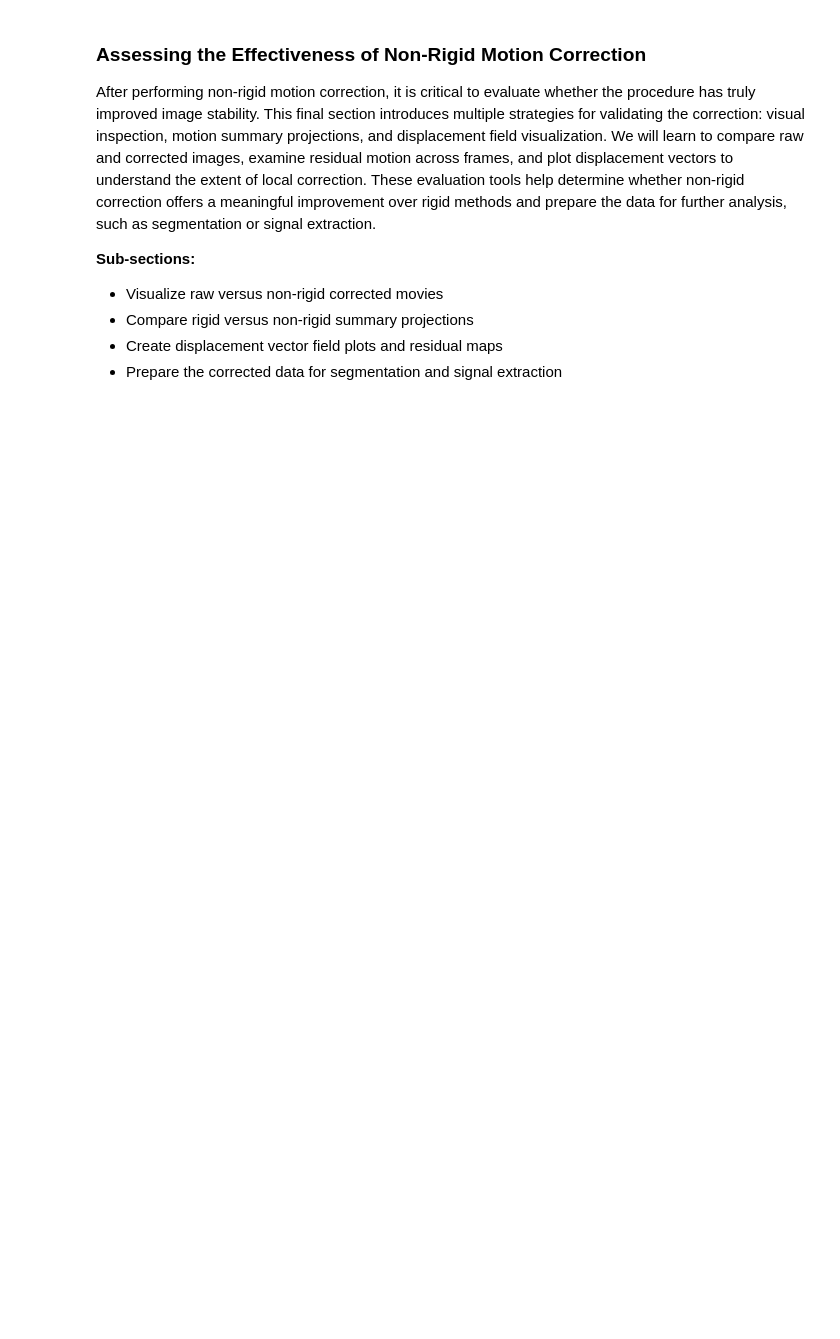
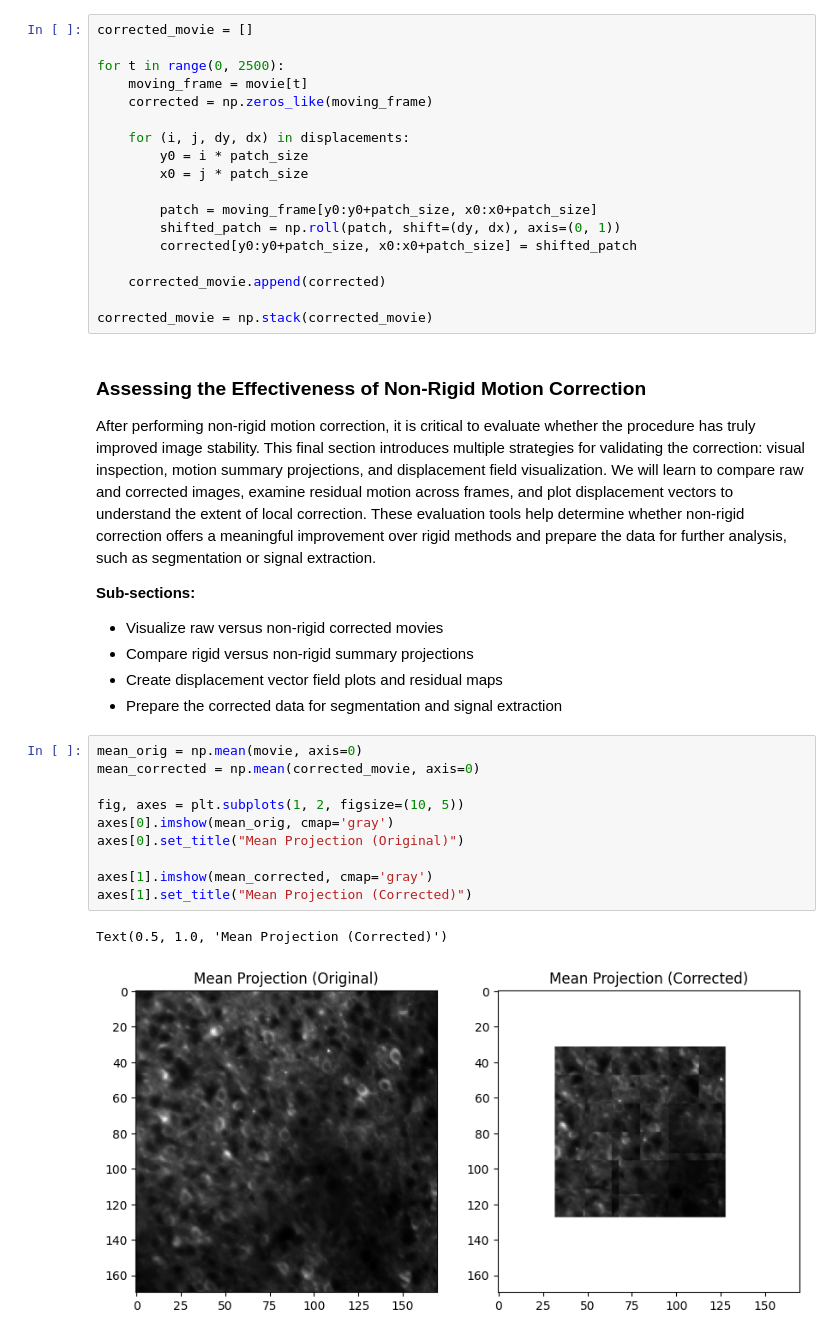
Before and after one commit to sangeethankumar/Courses, a Jupyter notebook: CalciumImaging/Draft1/10. Non-Rigid Motion Correction.ipynb, the cells around one changed output. Saved outputs shown, nothing was run; the diff lists cells and outputs as text; blank space fills up the shorter version.

```diff
--- a/CalciumImaging/Draft1/10. Non-Rigid Motion Correction.ipynb
+++ b/CalciumImaging/Draft1/10. Non-Rigid Motion Correction.ipynb
@@ -261,6 +261,24 @@ axes[1].set_title("Corrected Frame (Non-Rigid)")
 plt.tight_layout()
 # %% [output]
 [figure]
+# %%
+corrected_movie = []
+
+for t in range(0, 2500):
+    moving_frame = movie[t]
+    corrected = np.zeros_like(moving_frame)
+
+    for (i, j, dy, dx) in displacements:
+        y0 = i * patch_size
+        x0 = j * patch_size
+
+        patch = moving_frame[y0:y0+patch_size, x0:x0+patch_size]
+        shifted_patch = np.roll(patch, shift=(dy, dx), axis=(0, 1))
+        corrected[y0:y0+patch_size, x0:x0+patch_size] = shifted_patch
+
+    corrected_movie.append(corrected)
+
+corrected_movie = np.stack(corrected_movie)
 # %% [markdown]
 ### **Assessing the Effectiveness of Non-Rigid Motion Correction**
 
@@ -271,3 +289,16 @@ After performing non-rigid motion correction, it is critical to evaluate whether
 - Compare rigid versus non-rigid summary projections
 - Create displacement vector field plots and residual maps
 - Prepare the corrected data for segmentation and signal extraction
+# %%
+mean_orig = np.mean(movie, axis=0)
+mean_corrected = np.mean(corrected_movie, axis=0)
+
+fig, axes = plt.subplots(1, 2, figsize=(10, 5))
+axes[0].imshow(mean_orig, cmap='gray')
+axes[0].set_title("Mean Projection (Original)")
+
+axes[1].imshow(mean_corrected, cmap='gray')
+axes[1].set_title("Mean Projection (Corrected)")
+# %% [output]
+Text(0.5, 1.0, 'Mean Projection (Corrected)')
+[figure, added]
```
